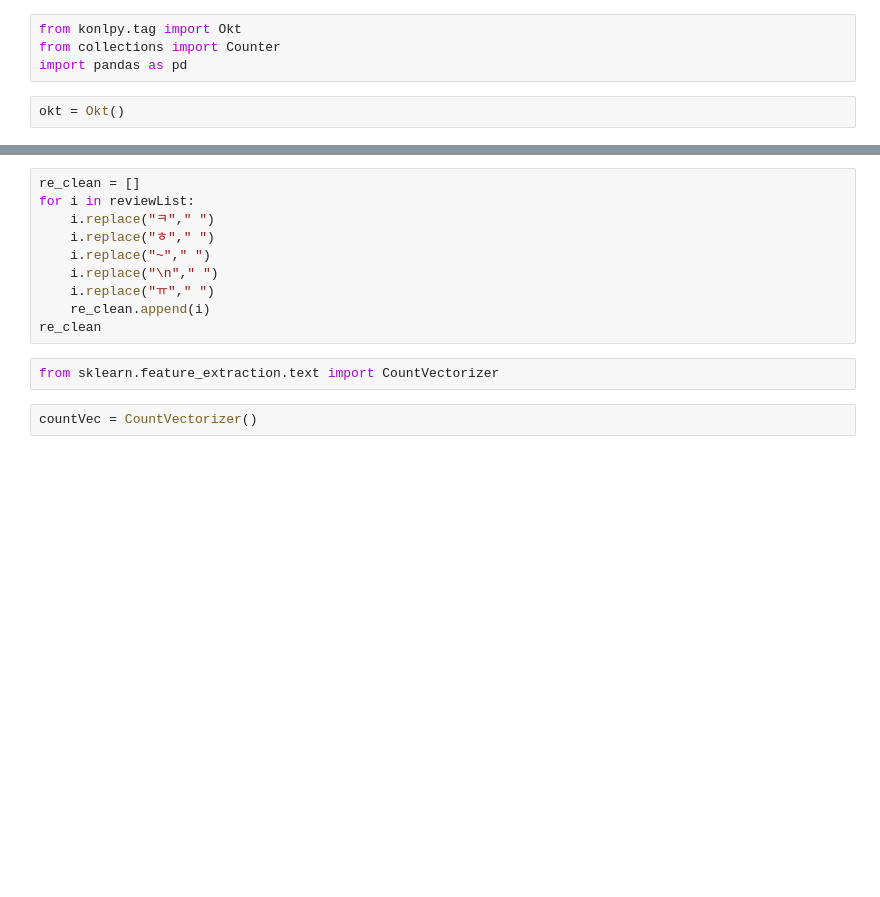
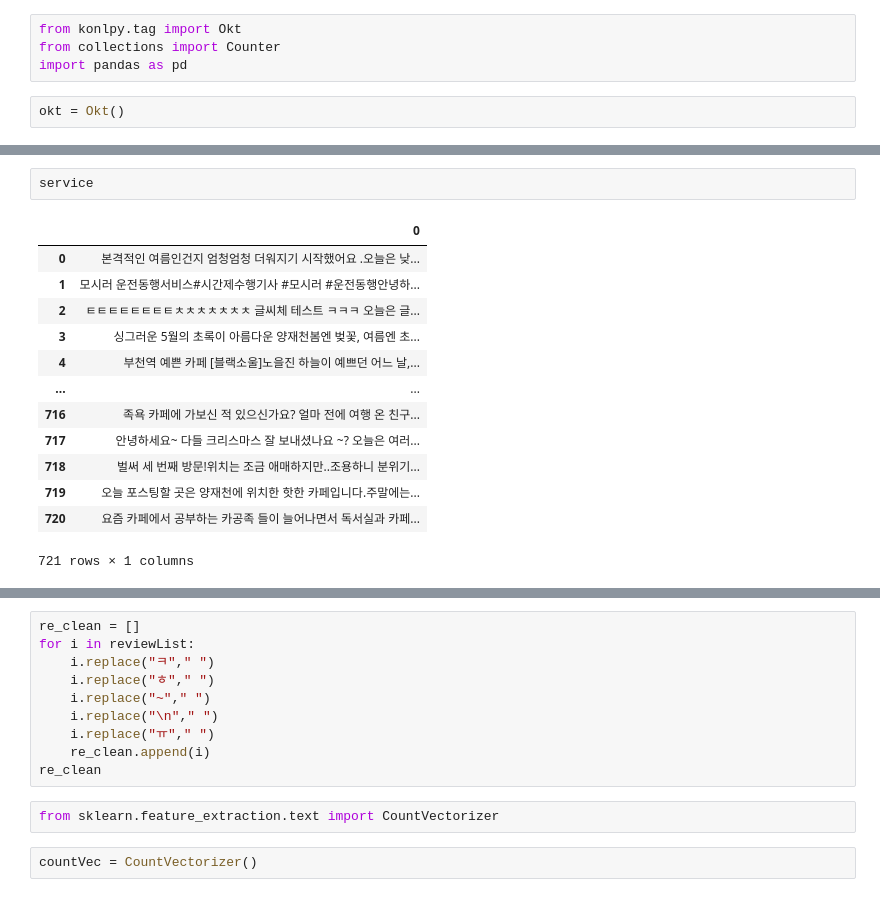
Before and after one commit to jisungJoo/2stProject_meetAtCenter, a Jupyter notebook: 클랜징 코드.ipynb, the cells around one changed output, grey strips where cells are left out. Cells and saved outputs as stored; diff of their text form; blank space fills up the shorter version.

```diff
--- a/클랜징 코드.ipynb
+++ b/클랜징 코드.ipynb
@@ -8,0 +94,16 @@ pd.read
+# %%
+service
+# %% [output]
+|  | 0 |
+| 0 | 본격적인 여름인건지 엄청엄청 더워지기 시작했어요 .오늘은 낮... |
+| 1 | 모시러 운전동행서비스#시간제수행기사 #모시러 #운전동행안녕하... |
+| 2 | ㅌㅌㅌㅌㅌㅌㅌㅌㅊㅊㅊㅊㅊㅊㅊ 글씨체 테스트 ㅋㅋㅋ 오늘은 글... |
+| 3 | 싱그러운 5월의 초록이 아름다운 양재천봄엔 벚꽃, 여름엔 초... |
+| 4 | 부천역 예쁜 카페 [블랙소울]노을진 하늘이 예쁘던 어느 날,... |
+| ... | ... |
+| 716 | 족욕 카페에 가보신 적 있으신가요? 얼마 전에 여행 온 친구... |
+| 717 | 안녕하세요~ 다들 크리스마스 잘 보내셨나요 ~? 오늘은 여러... |
+| 718 | 벌써 세 번째 방문!위치는 조금 애매하지만..조용하니 분위기... |
+| 719 | 오늘 포스팅할 곳은 양재천에 위치한 핫한 카페입니다.주말에는... |
+| 720 | 요즘 카페에서 공부하는 카공족 들이 늘어나면서 독서실과 카페... |
+721 rows × 1 columns
```
Also changed, not shown: parts of 32 cells of this notebook.
